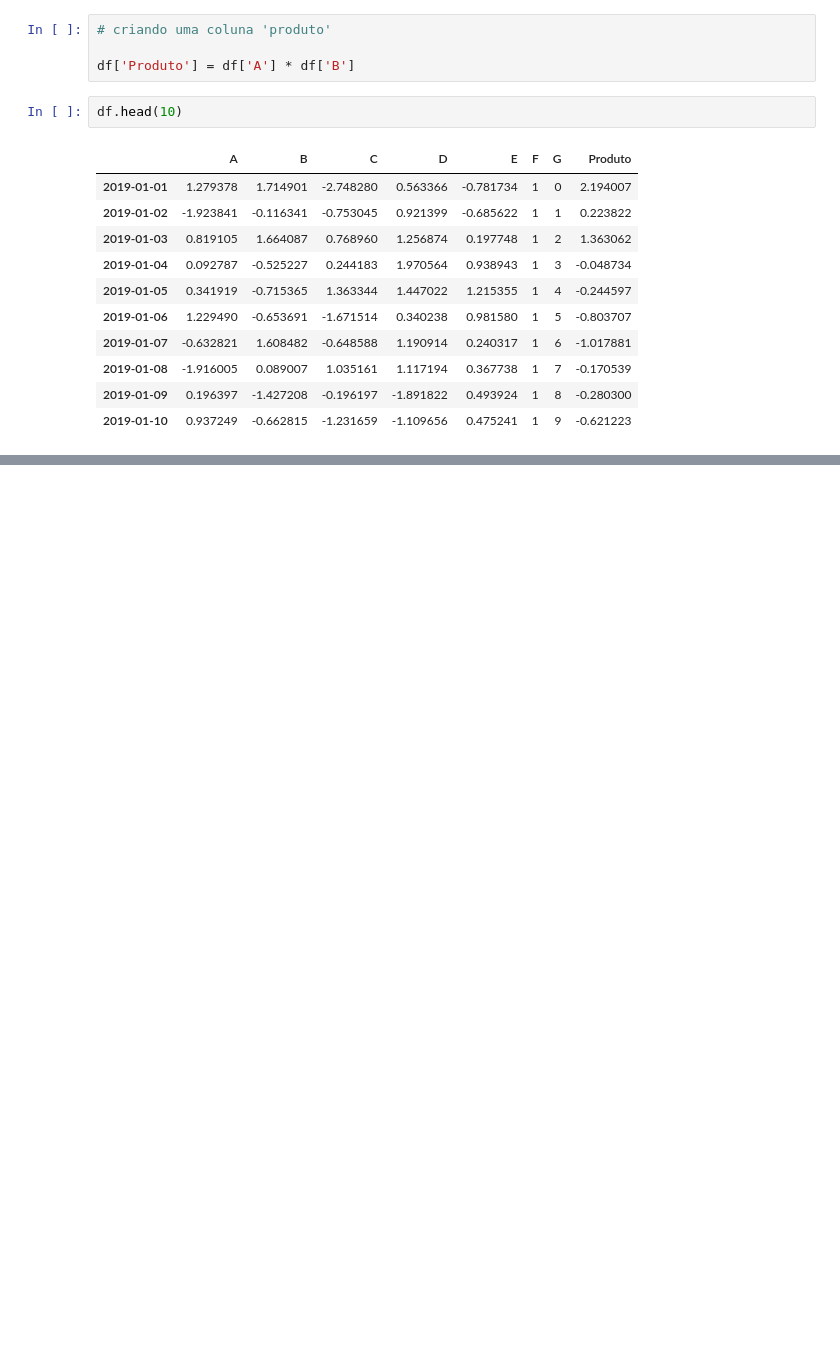
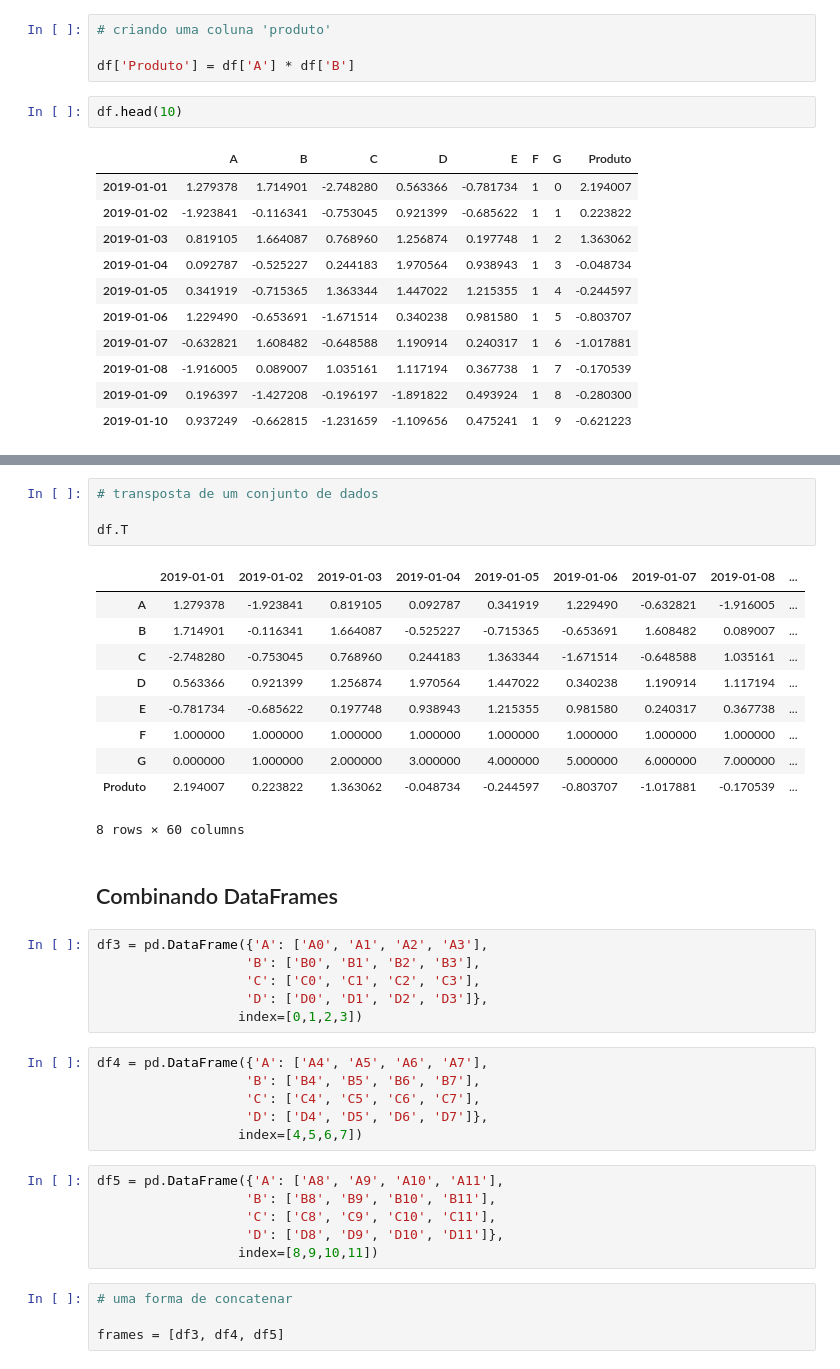
Before and after one commit to Jose-Paschoal/Manipulacao_de_Dados_com_Pandas, a Jupyter notebook: Manipulação e Análise de Dados com Pandas.ipynb, the cells around one changed output, grey strips where cells are left out. Cells and saved outputs as stored; diff of their text form; blank space fills up the shorter version.

```diff
--- a/Manipulação e Análise de Dados com Pandas.ipynb
+++ b/Manipulação e Análise de Dados com Pandas.ipynb
@@ -164,0 +191,39 @@ df.head(10)
+# %%
+# transposta de um conjunto de dados
+
+df.T
+# %% [output]
+|  | 2019-01-01 | 2019-01-02 | 2019-01-03 | 2019-01-04 | 2019-01-05 | 2019-01-06 | 2019-01-07 | 2019-01-08 | ... |
+| A | 1.279378 | -1.923841 | 0.819105 | 0.092787 | 0.341919 | 1.229490 | -0.632821 | -1.916005 | ... |
+| B | 1.714901 | -0.116341 | 1.664087 | -0.525227 | -0.715365 | -0.653691 | 1.608482 | 0.089007 | ... |
+| C | -2.748280 | -0.753045 | 0.768960 | 0.244183 | 1.363344 | -1.671514 | -0.648588 | 1.035161 | ... |
+| D | 0.563366 | 0.921399 | 1.256874 | 1.970564 | 1.447022 | 0.340238 | 1.190914 | 1.117194 | ... |
+| E | -0.781734 | -0.685622 | 0.197748 | 0.938943 | 1.215355 | 0.981580 | 0.240317 | 0.367738 | ... |
+| F | 1.000000 | 1.000000 | 1.000000 | 1.000000 | 1.000000 | 1.000000 | 1.000000 | 1.000000 | ... |
+| G | 0.000000 | 1.000000 | 2.000000 | 3.000000 | 4.000000 | 5.000000 | 6.000000 | 7.000000 | ... |
+| Produto | 2.194007 | 0.223822 | 1.363062 | -0.048734 | -0.244597 | -0.803707 | -1.017881 | -0.170539 | ... |
+8 rows × 60 columns
+# %% [markdown]
+## Combinando DataFrames
+# %%
+df3 = pd.DataFrame({'A': ['A0', 'A1', 'A2', 'A3'],
+                   'B': ['B0', 'B1', 'B2', 'B3'],
+                   'C': ['C0', 'C1', 'C2', 'C3'],
+                   'D': ['D0', 'D1', 'D2', 'D3']},
+                  index=[0,1,2,3])
+# %%
+df4 = pd.DataFrame({'A': ['A4', 'A5', 'A6', 'A7'],
+                   'B': ['B4', 'B5', 'B6', 'B7'],
+                   'C': ['C4', 'C5', 'C6', 'C7'],
+                   'D': ['D4', 'D5', 'D6', 'D7']},
+                  index=[4,5,6,7])
+# %%
+df5 = pd.DataFrame({'A': ['A8', 'A9', 'A10', 'A11'],
+                   'B': ['B8', 'B9', 'B10', 'B11'],
+                   'C': ['C8', 'C9', 'C10', 'C11'],
+                   'D': ['D8', 'D9', 'D10', 'D11']},
+                  index=[8,9,10,11])
+# %%
+# uma forma de concatenar
+
+frames = [df3, df4, df5]
```
Also changed, not shown: parts of 9 cells of this notebook, 1 other file.
